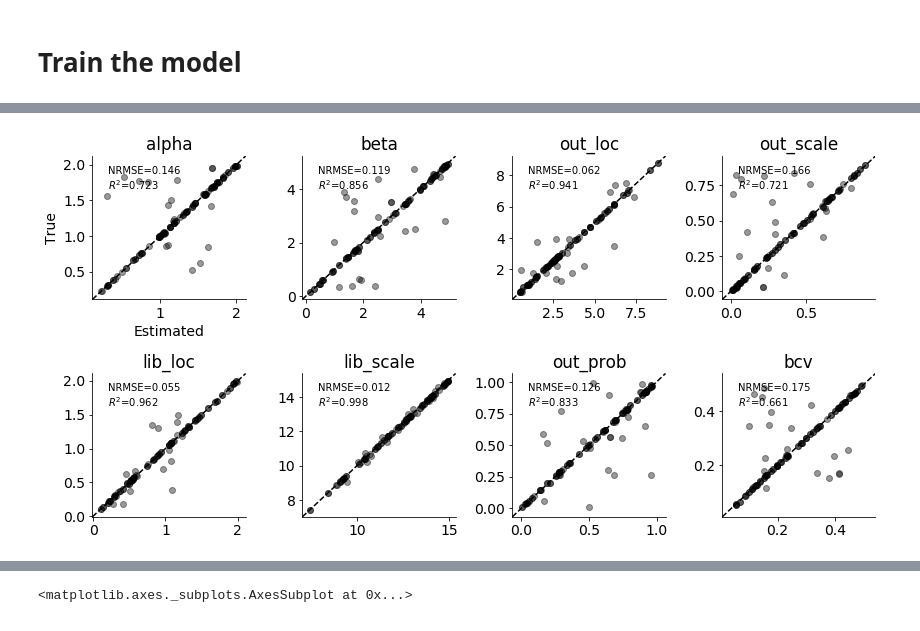
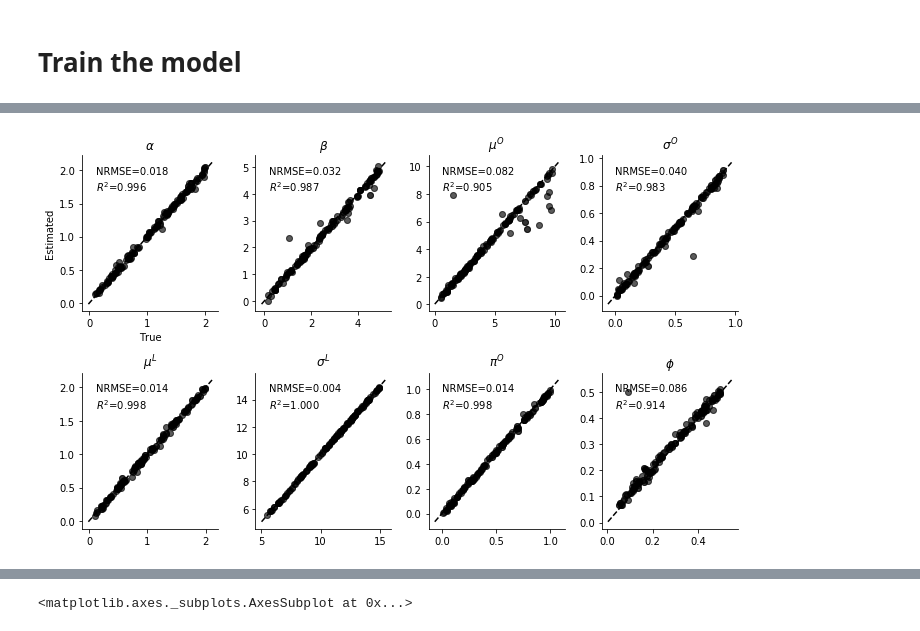
Before and after one commit to stefanradev93/cINN, a Jupyter notebook: 20190612_Splatter_cINN_Example.ipynb, the cells around one changed output, grey strips where cells are left out. Cells and saved outputs as stored; diff of their text form; code cells hidden in the pictures.

```diff
--- a/20190612_Splatter_cINN_Example.ipynb
+++ b/20190612_Splatter_cINN_Example.ipynb
@@ -177,13 +264,14 @@ X_test, theta_test = data_loader.load_test(n_test=500, path=data_path)
 data_loader._global_max = np.max(X_test.numpy())
 data_loader._normalize = True
 # %%
-X_test_plausible, theta_test_plausible = remove_implausible(X_test, theta_test, 1000)
+X_test_plausible, theta_test_plausible = remove_implausible(X_test, theta_test, 5000)
 X_test_plausible /= data_loader._global_max
 # %% [markdown]
 ## Create networks
 # %%
-summary_net = InvariantNetwork(summary_dim, n_equiv=3)
-model = DeepConditionalModel(inv_meta, n_inv_blocks, theta_dim, summary_net=summary_net, permute=True)
+# summary_net = InvariantNetwork(summary_dim, n_equiv=3)
+# model = DeepConditionalModel(inv_meta, n_inv_blocks, theta_dim, summary_net=summary_net, permute=True)
+model = InferenceModel(summary_dim, theta_dim)
 optimizer = tf.train.AdamOptimizer(learning_rate=learning_rate)
 # %% [markdown]
 ## Checkpoint manager
@@ -200,6 +288,7 @@ Initializing from scratch.
 # %% [markdown]
 ## Plot performance of untrained model
 # %%
-plot_true_est_scatter(model, X_test_plausible, theta_test_plausible,
-                      n_samples_posterior, param_names, figsize=(12, 6))
+theta_pred_test = model(X_test_plausible)[0]
+plot_true_est_scatter(model, theta_pred_test, theta_test_plausible,
+                      param_names, figsize=(10, 6), filename=None)
 # %% [output]
@@ -209,15 +339,12 @@ plot_true_est_scatter(model, X_test_plausible, theta_test_plausible,
 # %%
 for ep in range(1, epochs+1):
-    with tqdm(total=n_chunks * n_sim_chunk // batch_size, desc='Epoch {}'.format(ep)) as p_bar:
-        # One loop over the chunk
-        for chunk in data_loader:
-            losses = train_loop_dataset(model, optimizer, chunk, batch_size, p_bar,
-                                        clip_value=clip_value, global_step=global_step,
-                                        transform=remove_implausible)
+    with tqdm(total = (n_sim * n_chunks) // batch_size, desc='Epoch {}'.format(ep)) as p_bar:
 
-    # Plot recovery
-    plot_true_est_scatter(model, X_test_plausible, theta_test_plausible,
-              n_samples_posterior, param_names, figsize=(12, 6))
-    # Save model
-    manager.save()
+        # Run epoch
+        run_epoch(model, optimizer, data_loader, X_test_plausible, theta_test_plausible, p_bar)
+
+        # Predict test
+        theta_pred_test = model(X_test_plausible)[0]
+        plot_true_est_scatter(model, theta_pred_test, theta_test_plausible,
+                              param_names, figsize=(10, 6), filename=None)
 # %% [output]
@@ -250,5 +355,7 @@ Iteration produced empty tensor, skipping...
 # %%
-plot_true_est_scatter(model, X_test_plausible, theta_test_plausible,
-                      n_samples_posterior, param_names, figsize=(12, 6))
+# Predict test
+theta_pred_test = model(X_test_plausible)[0]
+plot_true_est_scatter(model, theta_pred_test, theta_test_plausible,
+                      param_names, figsize=(10, 6), filename='seq')
 # %% [output]
-[figure, old version]
+[figure, new version]
```
Also changed, not shown: parts of 11 cells of this notebook, 16 other files.
